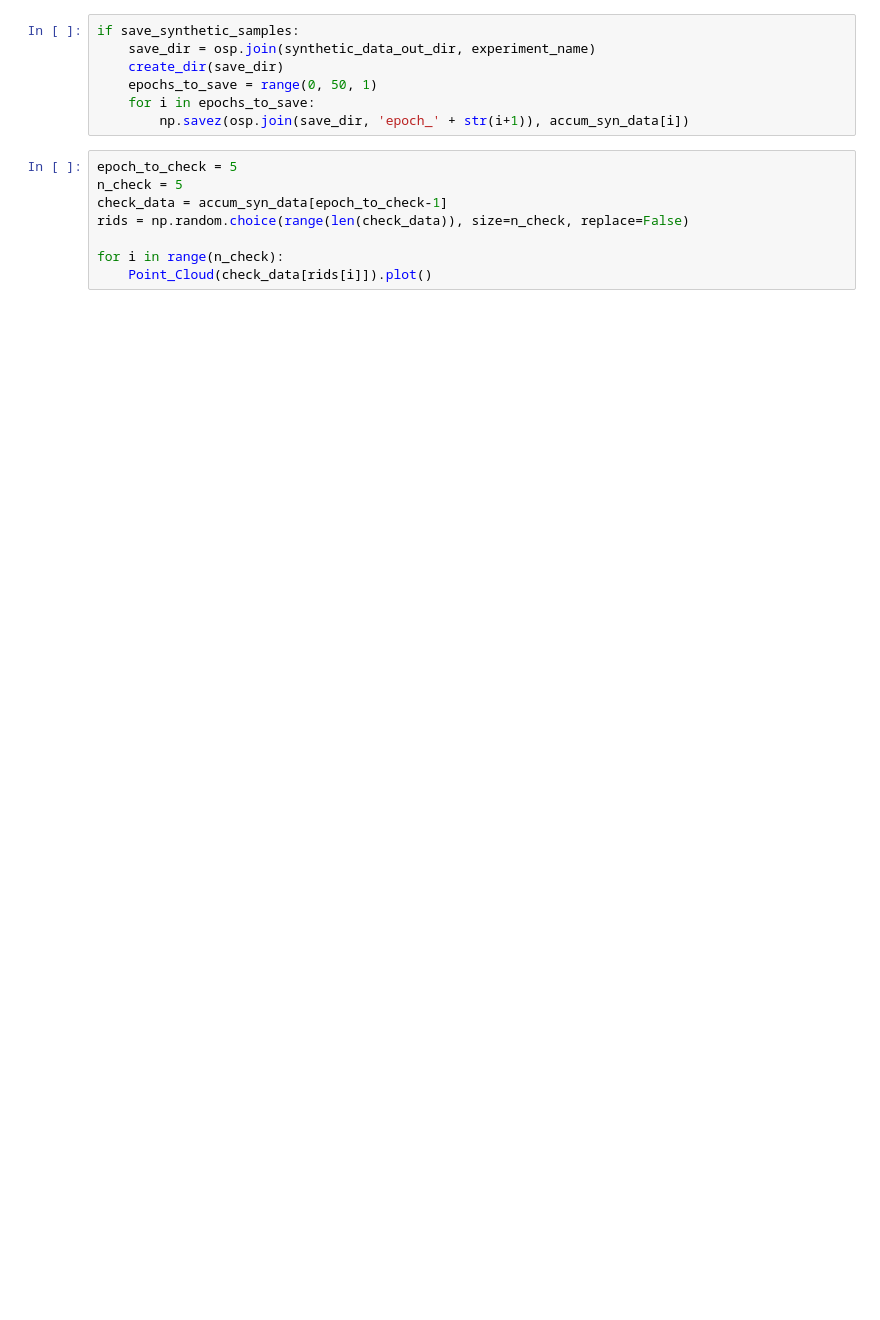
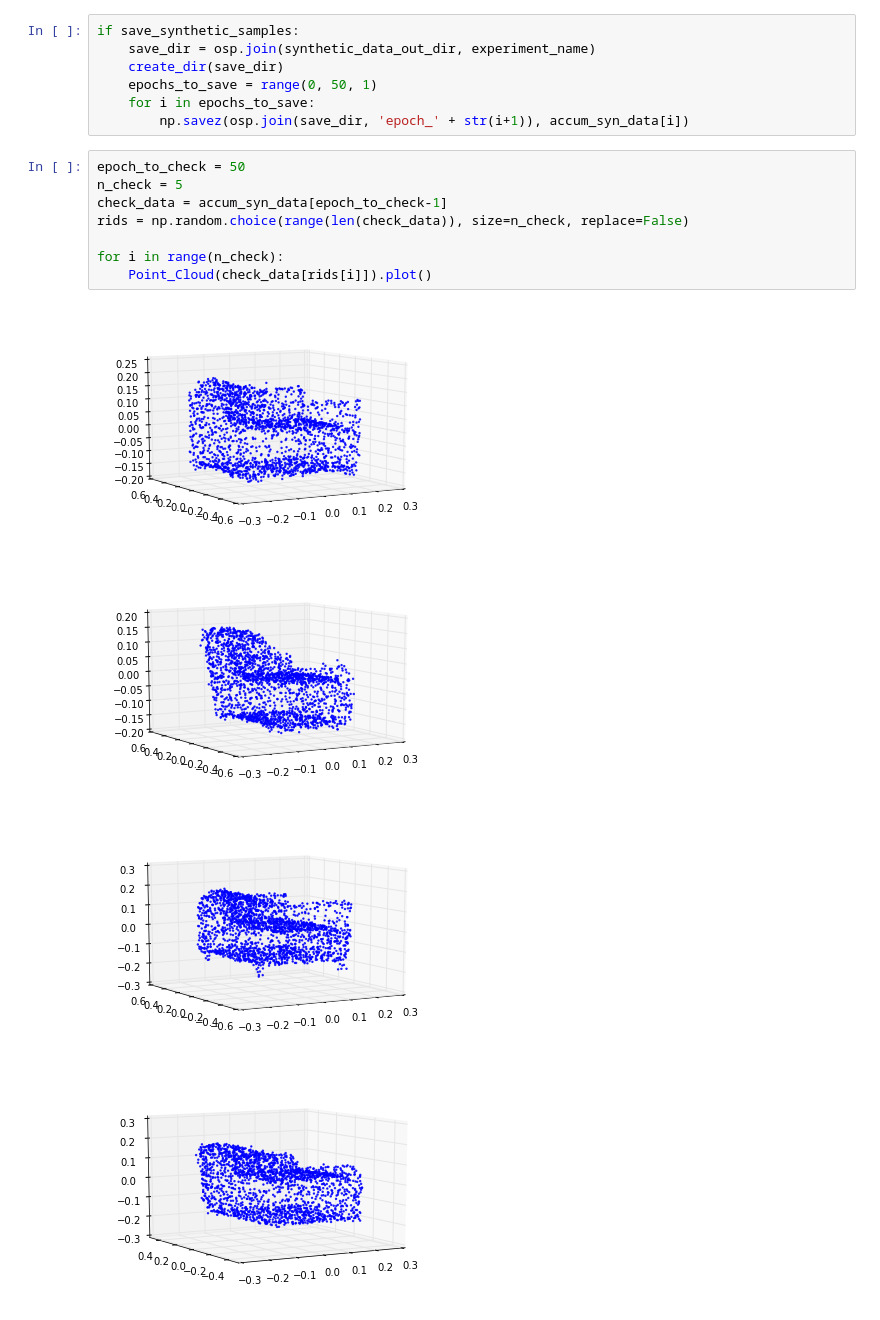
Before and after one commit to optas/tf_lab, a Jupyter notebook: notebooks/panos/nips/training/ae_gan.ipynb, the cells around one changed output. Cells and saved outputs as stored; diff of their text form; blank space fills up the shorter version.

```diff
--- a/notebooks/panos/nips/training/ae_gan.ipynb
+++ b/notebooks/panos/nips/training/ae_gan.ipynb
@@ -173,10 +173,15 @@ if save_synthetic_samples:
     for i in epochs_to_save:
         np.savez(osp.join(save_dir, 'epoch_' + str(i+1)), accum_syn_data[i])
 # %%
-epoch_to_check = 5
+epoch_to_check = 50
 n_check = 5
 check_data = accum_syn_data[epoch_to_check-1]
 rids = np.random.choice(range(len(check_data)), size=n_check, replace=False)
 
 for i in range(n_check):
     Point_Cloud(check_data[rids[i]]).plot()
+# %% [output]
+[figure, added]
+[figure, added]
+[figure, added]
+[figure, added]
```
Also changed, not shown: parts of 5 cells of this notebook, 5 other files.
